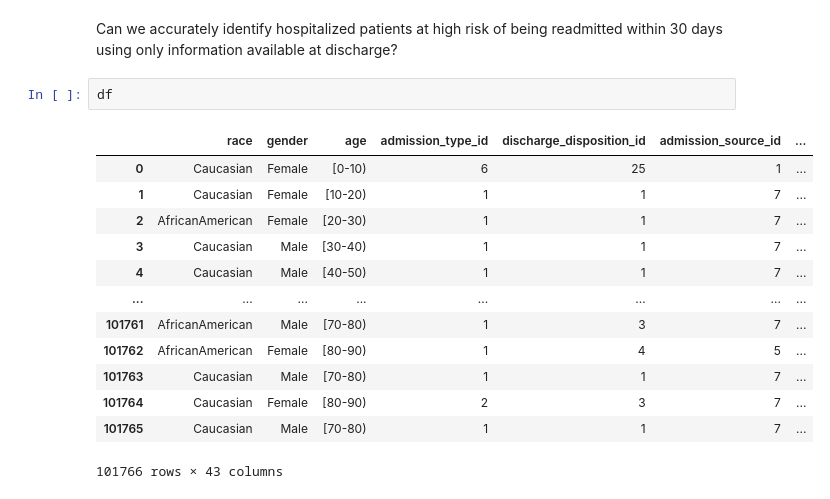
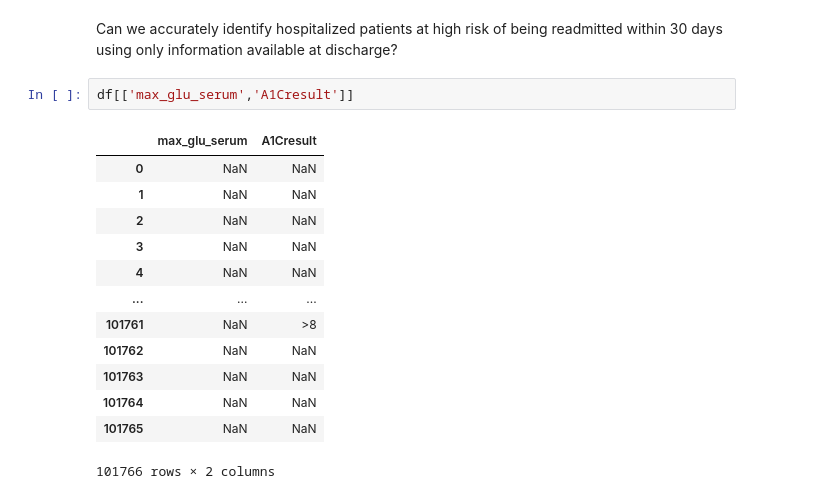
Before and after one commit to Javih10/clinical_prediction, a Jupyter notebook: notebooks/01_EDA.ipynb, the cells around one changed output. Saved outputs shown, nothing was run; the diff lists cells and outputs as text.

```diff
--- a/notebooks/01_EDA.ipynb
+++ b/notebooks/01_EDA.ipynb
@@ -324,18 +324,18 @@ plt.show()
 # %% [markdown]
 Can we accurately identify hospitalized patients at high risk of being readmitted within 30 days using only information available at discharge?
 # %%
-df
+df[['max_glu_serum','A1Cresult']]
 # %% [output]
-|  | race | gender | age | admission_type_id | discharge_disposition_id | admission_source_id | ... |
-| 0 | Caucasian | Female | [0-10) | 6 | 25 | 1 | ... |
-| 1 | Caucasian | Female | [10-20) | 1 | 1 | 7 | ... |
-| 2 | AfricanAmerican | Female | [20-30) | 1 | 1 | 7 | ... |
-| 3 | Caucasian | Male | [30-40) | 1 | 1 | 7 | ... |
-| 4 | Caucasian | Male | [40-50) | 1 | 1 | 7 | ... |
-| ... | ... | ... | ... | ... | ... | ... | ... |
-| 101761 | AfricanAmerican | Male | [70-80) | 1 | 3 | 7 | ... |
-| 101762 | AfricanAmerican | Female | [80-90) | 1 | 4 | 5 | ... |
-| 101763 | Caucasian | Male | [70-80) | 1 | 1 | 7 | ... |
-| 101764 | Caucasian | Female | [80-90) | 2 | 3 | 7 | ... |
-| 101765 | Caucasian | Male | [70-80) | 1 | 1 | 7 | ... |
+|  | max_glu_serum | A1Cresult |
+| 0 | NaN | NaN |
+| 1 | NaN | NaN |
+| 2 | NaN | NaN |
+| 3 | NaN | NaN |
+| 4 | NaN | NaN |
+| ... | ... | ... |
+| 101761 | NaN | >8 |
+| 101762 | NaN | NaN |
+| 101763 | NaN | NaN |
+| 101764 | NaN | NaN |
+| 101765 | NaN | NaN |
-101766 rows × 43 columns
+101766 rows × 2 columns
```
